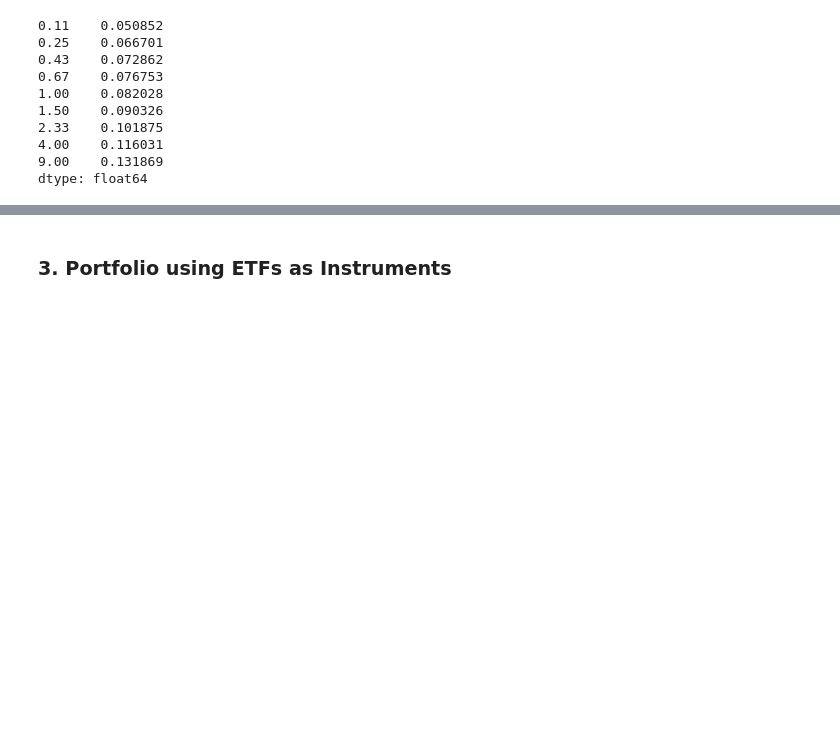
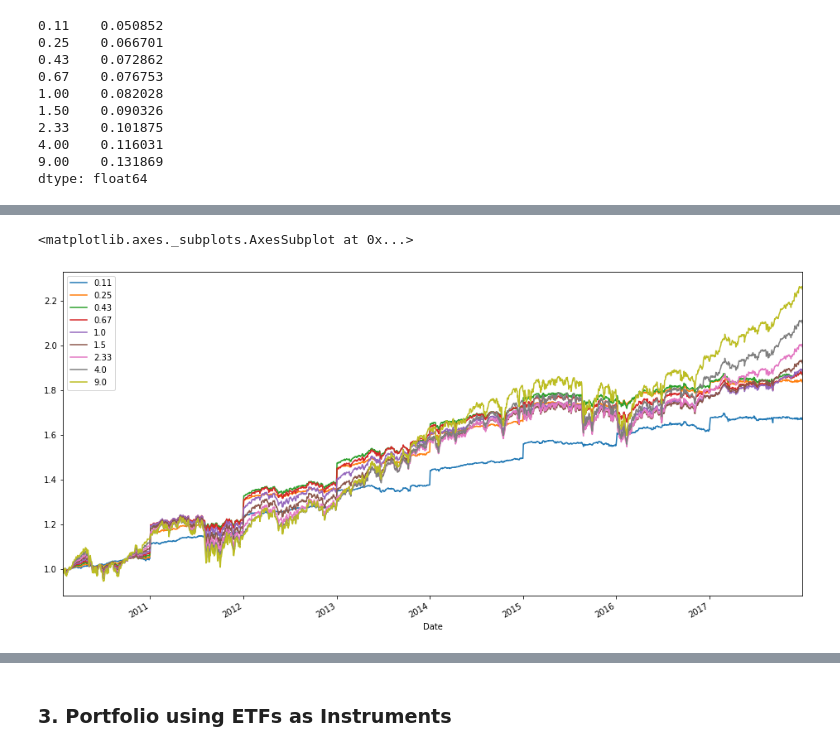
Before and after one commit to Zhehao97/Cornell_IPCC, a Jupyter notebook: Cornell Case Competition .ipynb, the cells around one changed output, grey strips where cells are left out. Saved outputs shown, nothing was run; the diff lists cells and outputs as text; code cells hidden in the pictures; blank space fills up the shorter version.

```diff
--- a/Cornell Case Competition .ipynb
+++ b/Cornell Case Competition .ipynb
@@ -154,0 +155,7 @@ array([[9., 7., 6., 6.],
+# %%
+IDX_Train_return = IDX_Train + 1
+IDX_Train_return = IDX_Train_return.cumprod()
+IDX_Train_return.plot(figsize=(16,8))
+# %% [output]
+<matplotlib.axes._subplots.AxesSubplot at 0x...>
+[figure, added]
```
Also changed, not shown: parts of 20 cells of this notebook, 4 other files.
